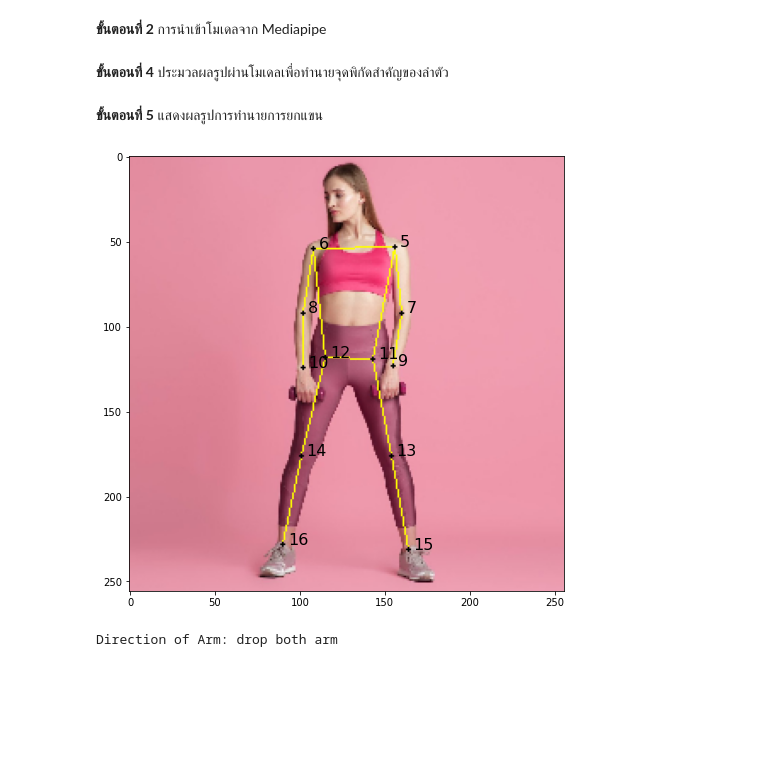
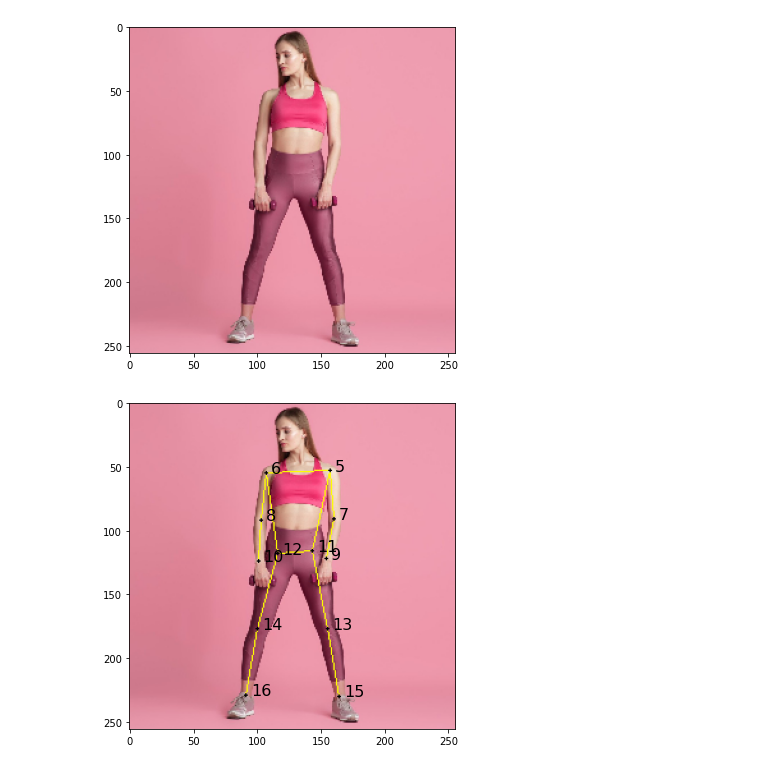
Before and after one commit to hengkp/mediapipe_examples, a Jupyter notebook: bodypose.ipynb, the cells around one changed output. Drawn from its saved outputs; the diff is of its cells as text; code cells hidden in the pictures; blank space fills up the shorter version.

Commit message:
Update jupyter notebook to version 2

```diff
--- a/bodypose.ipynb
+++ b/bodypose.ipynb
@@ -25 +41,24 @@ Drive already mounted at /content/gdrive; to attempt to forcibly remount, call d
+# %%
+#@title **ขั้นตอนที่ 2-3** นำเข้าและปรับขนาดของภาพให้สอดคล้องกับข้อกำหนดของโมเดล
+from matplotlib import pyplot as plt
+import numpy as np
+import cv2
+from skimage import io
+
+# ใส่ที่อยู่ของภาพที่ต้องการนำเข้า
+image_path = "https://raw.githubusercontent.com/hengkp/mediapipe_examples/main/datasets/body/body1.jpg"
+
+# ขั้นตอนที่ 2 นำเข้าภาพ
+img = io.imread(image_path)
+
+# ขั้นตอนที่ 3 ปรับขนาดภาพให้สอดคล้องกับความต้องการของโมเดล
+img = cv2.resize(img, (input_details[0]['shape'][1], input_details[0]['shape'][2])) # resize to match inputs of model
+img = img.astype(np.uint8)
+
+# แสดงตัวอย่างภาพ
+fig = plt.figure(figsize=(6, 6)) # define size of figure
+plt.imshow(img) # display image in the figure
+plt.show()
+# %% [output]
+[figure, added]
 # %%
@@ -124,2 +112,0 @@ def keypoints_conversion(keypoints_with_scores,
-# %% [markdown]
-**ขั้นตอนที่ 2** การนำเข้าโมเดลจาก Mediapipe
@@ -150,14 +112,0 @@ output_details = model.get_output_details()
-# %%
-import numpy as np
-import cv2
-
-# Path of the input image
-image_path = "/content/gdrive/MyDrive/Colab Notebooks/AIThaiGen/datasets/body/body1.jpg"
-
-# Load the image to predict
-img = cv2.imread(image_path) # read image from path
-img = cv2.cvtColor(img, cv2.COLOR_BGR2RGB) # convert an image to RGB color space
-img = cv2.resize(img, (input_details[0]['shape'][1], input_details[0]['shape'][2])) # resize to match inputs of model
-img = img.astype(np.uint8)
-# %% [markdown]
-**ขั้นตอนที่ 4** ประมวลผลรูปผ่านโมเดลเพื่อทำนายจุดพิกัดสำคัญของลำตัว
@@ -174,53 +113,32 @@ keypoints = np.squeeze(keypoints_conversion(keypoints,
-# %% [markdown]
-**ขั้นตอนที่ 5** แสดงผลรูปการทำนายการยกแขน
 # %%
+#@title **ขั้นตอนที่ 6** แสดงผลรูปการทำนายมือ
+
 from matplotlib import pyplot as plt
-import numpy as np
 
-# Show the output image
-if img[0,0,0] < 1:
+# เตรียมรูปภาพเพื่อแสดงผล
+if np.max(img) <= 1:
     img = (img * 255).astype(np.uint8) # convert image back to [0..255] format
-fig, ax = plt.subplots(figsize=(8, 8)) # define size of figure
-plt.imshow(img) # display image in the figure
+fig, ax = plt.subplots(figsize=(6, 6)) # define size of figure
 
-# Draw lines between keypoints
+# วาดเส้นเชื่อมระหว่างพิกัด
 keypoints_pairs = [(5,6),(6,12),(12,11),(11,5),(5,7),(7,9),(6,8),(8,10),(12,14),(14,16),(11,13),(13,15)]
 for pair in keypoints_pairs: # loop each key pair to draw line
     x1, y1 = int(keypoints[pair[0],0]), int(keypoints[pair[0],1])
     x2, y2 = int(keypoints[pair[1],0]), int(keypoints[pair[1],1])
     cv2.line(img, (x1, y1), (x2, y2), (255, 255, 0), 1) # draw a line
 
-# # Draw keypoints on the image
+# วาดจุดพิกัดลงในภาพ
 for i in [5, 6, 7, 8, 9, 10, 11, 12, 13, 14, 15, 16]:
     kp = (int(keypoints[i,0]), int(keypoints[i,1]))
     cv2.circle(img, kp, 1, (0, 0, 0), -1)
 
-# Add text overlay on the image
+# ใส่หมายเลขบอกพิกัด
 for i in [5, 6, 7, 8, 9, 10, 11, 12, 13, 14, 15, 16]:
     kp = (int(keypoints[i,0]), int(keypoints[i,1]))
     ax.annotate(i, kp, fontsize=16, xytext=(5,0), textcoords='offset points') # write text of keypoint ID
 
-# Display the output image using matplotlib
+# แสดงผลรูปภาพพร้อมพิกัด
 plt.imshow(img)
 plt.show()
-
-# Arm Direction Prediction
-# Define the indices for keypoints for 4 positions: left arm, right arm, left albow, right albow
-left_side = "raise left" if ((keypoints[9,1] - keypoints[5,1]) < 0) or ((keypoints[9,1] - keypoints[7,1]) < 0) else "drop"
-right_side = "raise right" if ((keypoints[10,1] - keypoints[6,1]) < 0) or ((keypoints[10,1] - keypoints[8,1]) < 0) else "drop"
-
-# Summarize text
-if (left_side == "raise") and (right_side == "raise"):
-  text = "raise both arm"
-elif (left_side == "drop") and (right_side == "drop"):
-  text = "drop both arm"
-elif (left_side == "drop"):
-  text = right_side
-else:
-  text = left_side
-
-# Print the output
-print("Direction of Arm:", text)
 # %% [output]
-[figure, old version]
+[figure, new version]
-Direction of Arm: drop both arm
```
Also changed, not shown: parts of 8 cells of this notebook, 4 other files.
